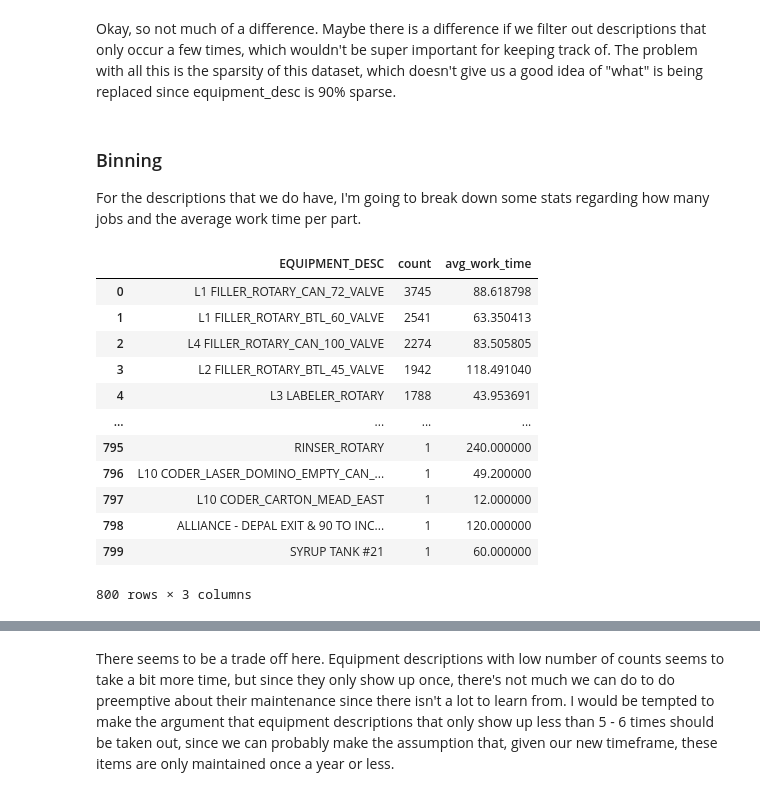
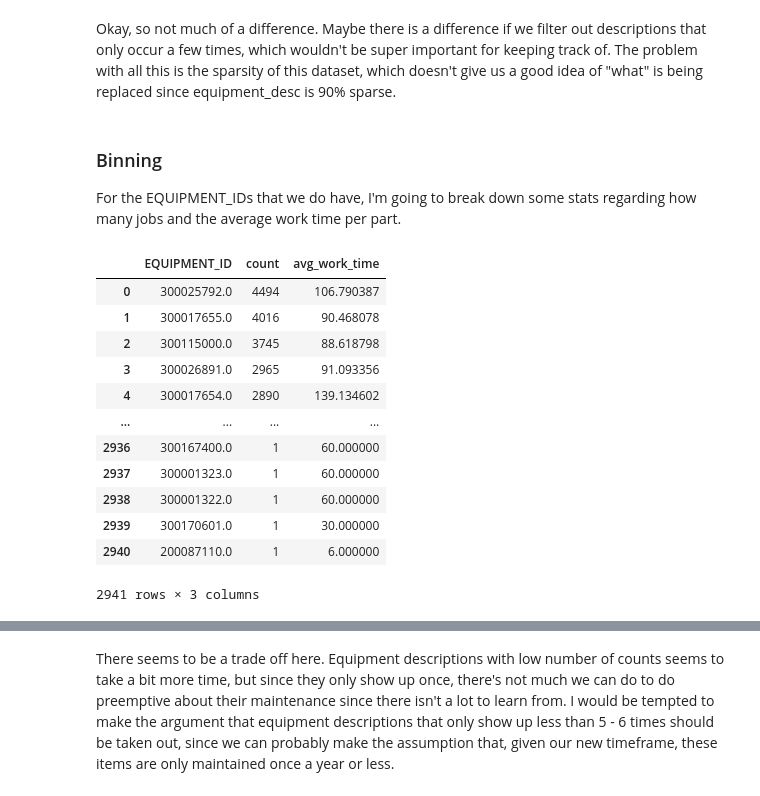
Before and after one commit to griffin-brown-95/GLB-Capstone-2, a Jupyter notebook: eda.ipynb, the cells around one changed output, grey strips where cells are left out. Drawn from its saved outputs; the diff is of its cells as text; code cells hidden in the pictures.

```diff
--- a/eda.ipynb
+++ b/eda.ipynb
@@ -477,26 +557,26 @@ df_2018_machines['EQUIPMENT_DESC'].nunique()
 Okay, so not much of a difference. Maybe there is a difference if we filter out descriptions that only occur a few times, which wouldn't be super important for keeping track of. The problem with all this is the sparsity of this dataset, which doesn't give us a good idea of "what" is being replaced since equipment_desc is 90% sparse.
 # %% [markdown]
 ### Binning
-For the descriptions that we do have, I'm going to break down some stats regarding how many jobs and the average work time per part.
+For the EQUIPMENT_IDs that we do have, I'm going to break down some stats regarding how many jobs and the average work time per part.
 # %%
-avg_work_part =  df_2018.groupby('EQUIPMENT_DESC').agg(
+avg_work_part =  df_2018.groupby('EQUIPMENT_ID').agg(
     count=('EQUIPMENT_DESC', 'size'),
     avg_work_time=('ACTUAL_WORK_IN_MINUTES', 'mean')
 ).sort_values(by='count', ascending=False).reset_index()
 
 avg_work_part
 # %% [output]
-|  | EQUIPMENT_DESC | count | avg_work_time |
-| 0 | L1 FILLER_ROTARY_CAN_72_VALVE | 3745 | 88.618798 |
-| 1 | L1 FILLER_ROTARY_BTL_60_VALVE | 2541 | 63.350413 |
-| 2 | L4 FILLER_ROTARY_CAN_100_VALVE | 2274 | 83.505805 |
-| 3 | L2 FILLER_ROTARY_BTL_45_VALVE | 1942 | 118.491040 |
-| 4 | L3 LABELER_ROTARY | 1788 | 43.953691 |
+|  | EQUIPMENT_ID | count | avg_work_time |
+| 0 | 300025792.0 | 4494 | 106.790387 |
+| 1 | 300017655.0 | 4016 | 90.468078 |
+| 2 | 300115000.0 | 3745 | 88.618798 |
+| 3 | 300026891.0 | 2965 | 91.093356 |
+| 4 | 300017654.0 | 2890 | 139.134602 |
 | ... | ... | ... | ... |
-| 795 | RINSER_ROTARY | 1 | 240.000000 |
-| 796 | L10 CODER_LASER_DOMINO_EMPTY_CAN_... | 1 | 49.200000 |
-| 797 | L10 CODER_CARTON_MEAD_EAST | 1 | 12.000000 |
-| 798 | ALLIANCE - DEPAL EXIT & 90 TO INC... | 1 | 120.000000 |
-| 799 | SYRUP TANK #21 | 1 | 60.000000 |
+| 2936 | 300167400.0 | 1 | 60.000000 |
+| 2937 | 300001323.0 | 1 | 60.000000 |
+| 2938 | 300001322.0 | 1 | 60.000000 |
+| 2939 | 300170601.0 | 1 | 30.000000 |
+| 2940 | 200087110.0 | 1 | 6.000000 |
-800 rows × 3 columns
+2941 rows × 3 columns
 # %%
```
Also changed, not shown: parts of 51 cells of this notebook.
